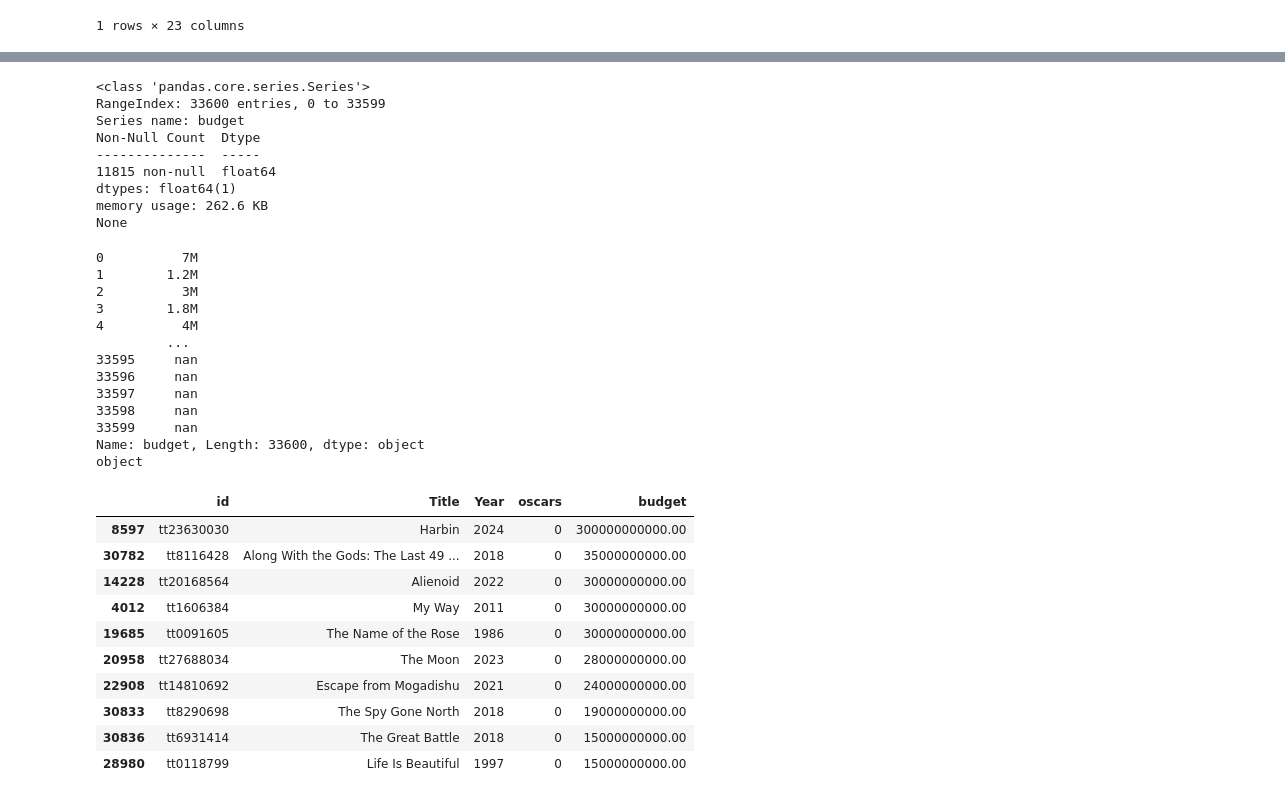
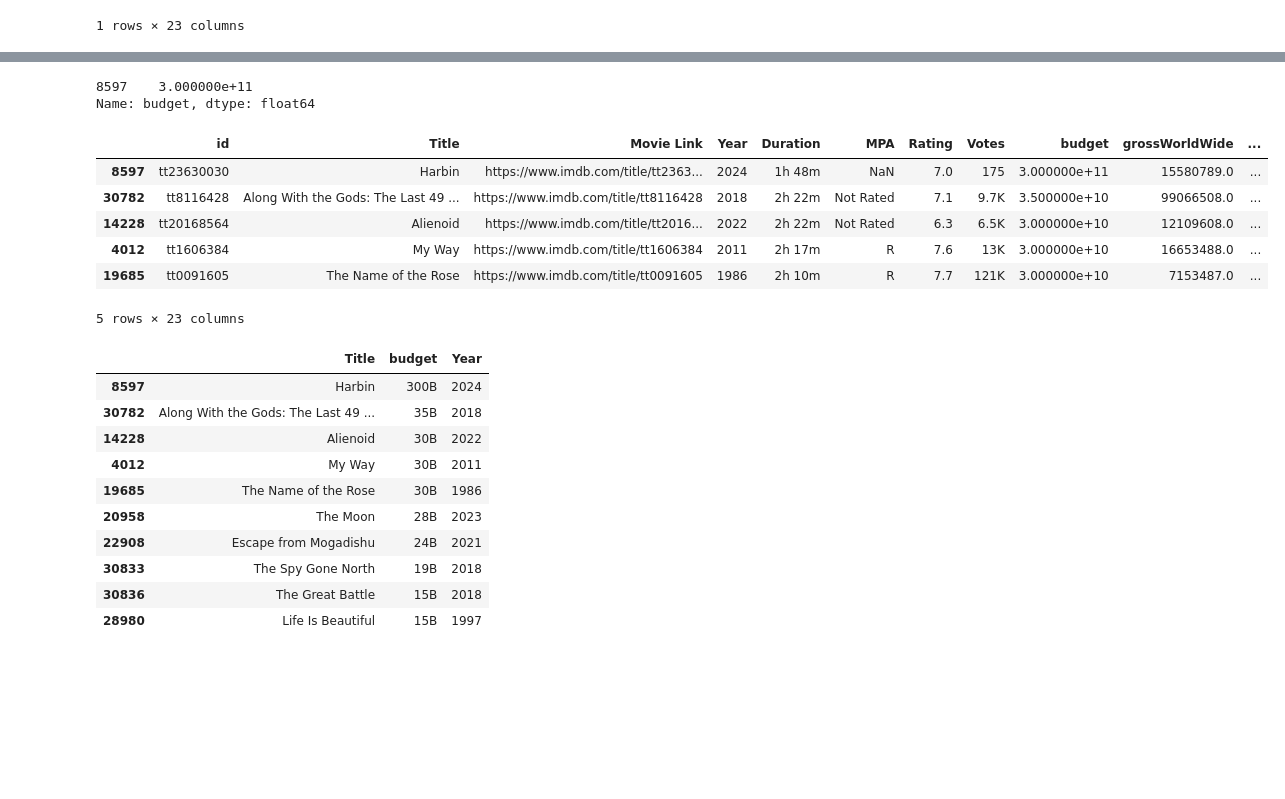
Before and after one commit to jvitsilva/Statistics_for_Data-Science, a Jupyter notebook: notebooktest.ipynb, the cells around one changed output, grey strips where cells are left out. Saved outputs shown, nothing was run; the diff lists cells and outputs as text; code cells hidden in the pictures; blank space fills up the shorter version.

```diff
--- a/notebooktest.ipynb
+++ b/notebooktest.ipynb
@@ -220,16 +106,23 @@ display(filmes_df.head(2))
-# %%
-print(filmes_df['budget'].info())
-# %% [output]
-<class 'pandas.core.series.Series'>
-RangeIndex: 33600 entries, 0 to 33599
-Series name: budget
-Non-Null Count  Dtype
---------------  -----
-11815 non-null  float64
-dtypes: float64(1)
-memory usage: 262.6 KB
-None
+# %%
+var = budget_df.loc[budget_df['id'] == 'tt23630030', 'budget']
+print(var)
+# %% [output]
+8597    3.000000e+11
+Name: budget, dtype: float64
+# %%
+budget_df.head(5)
+# %% [output]
+|  | id | Title | Movie Link | Year | Duration | MPA | Rating | Votes | budget | grossWorldWide | ... |
+| 8597 | tt23630030 | Harbin | https://www.imdb.com/title/tt2363... | 2024 | 1h 48m | NaN | 7.0 | 175 | 3.000000e+11 | 15580789.0 | ... |
+| 30782 | tt8116428 | Along With the Gods: The Last 49 ... | https://www.imdb.com/title/tt8116428 | 2018 | 2h 22m | Not Rated | 7.1 | 9.7K | 3.500000e+10 | 99066508.0 | ... |
+| 14228 | tt20168564 | Alienoid | https://www.imdb.com/title/tt2016... | 2022 | 2h 22m | Not Rated | 6.3 | 6.5K | 3.000000e+10 | 12109608.0 | ... |
+| 4012 | tt1606384 | My Way | https://www.imdb.com/title/tt1606384 | 2011 | 2h 17m | R | 7.6 | 13K | 3.000000e+10 | 16653488.0 | ... |
+| 19685 | tt0091605 | The Name of the Rose | https://www.imdb.com/title/tt0091605 | 1986 | 2h 10m | R | 7.7 | 121K | 3.000000e+10 | 7153487.0 | ... |
+5 rows × 23 columns
 # %%
+# Descobrindo os maiores orçamentos dos filmes do maior para o menor
+# B -> Bilhões / M -> Milhões / K -> Mil
+
 def convert_to_str(budget):
     if isinstance(budget, (int, float)):
 
@@ -247,43 +140,21 @@ def convert_to_str(budget):
     return str(budget)  # Se já for string, retorna sem alteração
 
 
-filmes_df['budget'] = filmes_df['budget'].apply(convert_to_str) # Aplicando a conversão à coluna "budget"
+budget_df['budget'] = budget_df['budget'].apply(convert_to_str) # Aplicando a conversão à coluna "budget"
 
-print(filmes_df['budget'])
-
-print(filmes_df['budget'].dtype)
+display(budget_df[['Title', 'budget', 'Year']].head(10))
 # %% [output]
-0          7M
-1        1.2M
-2          3M
-3        1.8M
-4          4M
-         ...
-33595     nan
-33596     nan
-33597     nan
-33598     nan
-33599     nan
-Name: budget, Length: 33600, dtype: object
-object
+|  | Title | budget | Year |
+| 8597 | Harbin | 300B | 2024 |
+| 30782 | Along With the Gods: The Last 49 ... | 35B | 2018 |
+| 14228 | Alienoid | 30B | 2022 |
+| 4012 | My Way | 30B | 2011 |
+| 19685 | The Name of the Rose | 30B | 1986 |
+| 20958 | The Moon | 28B | 2023 |
+| 22908 | Escape from Mogadishu | 24B | 2021 |
+| 30833 | The Spy Gone North | 19B | 2018 |
+| 30836 | The Great Battle | 15B | 2018 |
+| 28980 | Life Is Beautiful | 15B | 1997 |
-# %%
-#Os 5 filmes com orçamento até 10 bilhões
-
-filmes_default_df = pd.DataFrame(filmes)
-
-display(filmes_default_df.loc[filmes_default_df['budget'] <= 300000000000, ['id', 'Title', 'Year', 'oscars', 'budget']].sort_values(by='budget', ascending=False).head(10))
-# %% [output]
-|  | id | Title | Year | oscars | budget |
-| 8597 | tt23630030 | Harbin | 2024 | 0 | 300000000000.00 |
-| 30782 | tt8116428 | Along With the Gods: The Last 49 ... | 2018 | 0 | 35000000000.00 |
-| 14228 | tt20168564 | Alienoid | 2022 | 0 | 30000000000.00 |
-| 4012 | tt1606384 | My Way | 2011 | 0 | 30000000000.00 |
-| 19685 | tt0091605 | The Name of the Rose | 1986 | 0 | 30000000000.00 |
-| 20958 | tt27688034 | The Moon | 2023 | 0 | 28000000000.00 |
-| 22908 | tt14810692 | Escape from Mogadishu | 2021 | 0 | 24000000000.00 |
-| 30833 | tt8290698 | The Spy Gone North | 2018 | 0 | 19000000000.00 |
-| 30836 | tt6931414 | The Great Battle | 2018 | 0 | 15000000000.00 |
-| 28980 | tt0118799 | Life Is Beautiful | 1997 | 0 | 15000000000.00 |
 # %%
 def string_mais_repetida(df, coluna):
     """
```
Also changed, not shown: parts of 27 cells of this notebook, 1 other file.
